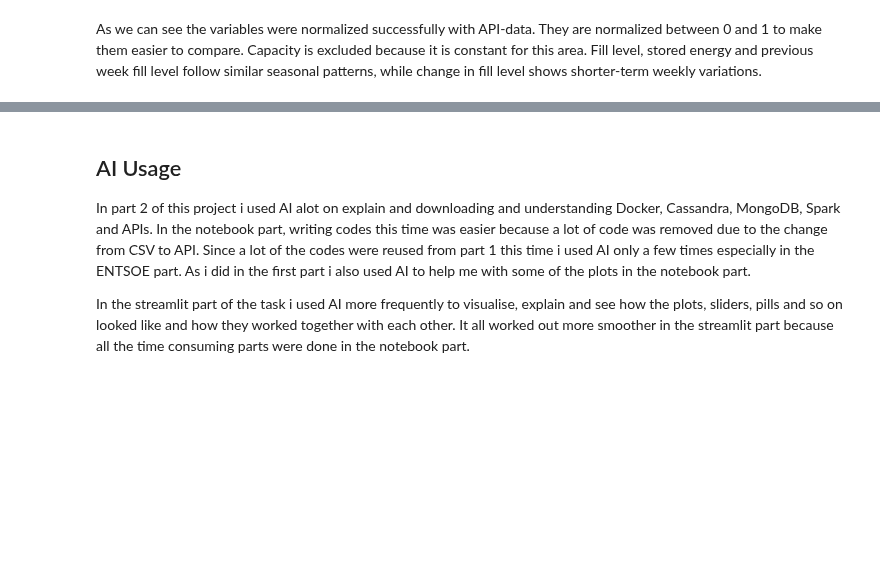
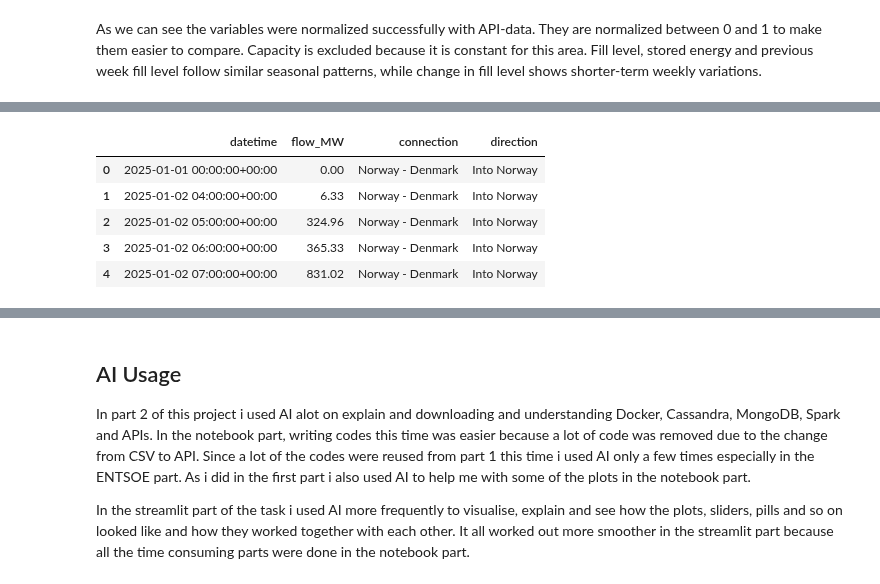
Before and after one commit to Abisan-s/IND320-reservoir-dashboard, a Jupyter notebook: project_part2.ipynb, the cells around one changed output, grey strips where cells are left out. Cells and saved outputs as stored; diff of their text form; code cells hidden in the pictures; blank space fills up the shorter version.

```diff
--- a/project_part2.ipynb
+++ b/project_part2.ipynb
@@ -403,0 +526,15 @@ connections
+# %%
+#start date for the two-year period
+start_date = pd.Timestamp("2025-01-01", tz="UTC")
+
+#current time
+now = pd.Timestamp.now(tz="UTC")
+
+#creates one start date for every month
+month_starts = pd.date_range(
+    start=start_date,
+    end=now.normalize(),
+    freq="MS"
+)
+
+month_starts
@@ -403,0 +597,20 @@ connections
+# %%
+#combine all downloaded ENTSO-E data into one dataframe
+entsoe_all_df = pd.concat(
+    all_entsoe_data,
+    ignore_index=True
+)
+
+#sort by connection, direction and time
+entsoe_all_df = entsoe_all_df.sort_values(
+    ["connection", "direction", "datetime"]
+).reset_index(drop=True)
+
+entsoe_all_df.head()
+# %% [output]
+|  | datetime | flow_MW | connection | direction |
+| 0 | 2025-01-01 00:00:00+00:00 | 0.00 | Norway - Denmark | Into Norway |
+| 1 | 2025-01-02 04:00:00+00:00 | 6.33 | Norway - Denmark | Into Norway |
+| 2 | 2025-01-02 05:00:00+00:00 | 324.96 | Norway - Denmark | Into Norway |
+| 3 | 2025-01-02 06:00:00+00:00 | 365.33 | Norway - Denmark | Into Norway |
+| 4 | 2025-01-02 07:00:00+00:00 | 831.02 | Norway - Denmark | Into Norway |
```
Also changed, not shown: parts of 31 cells of this notebook, 3 other files.
